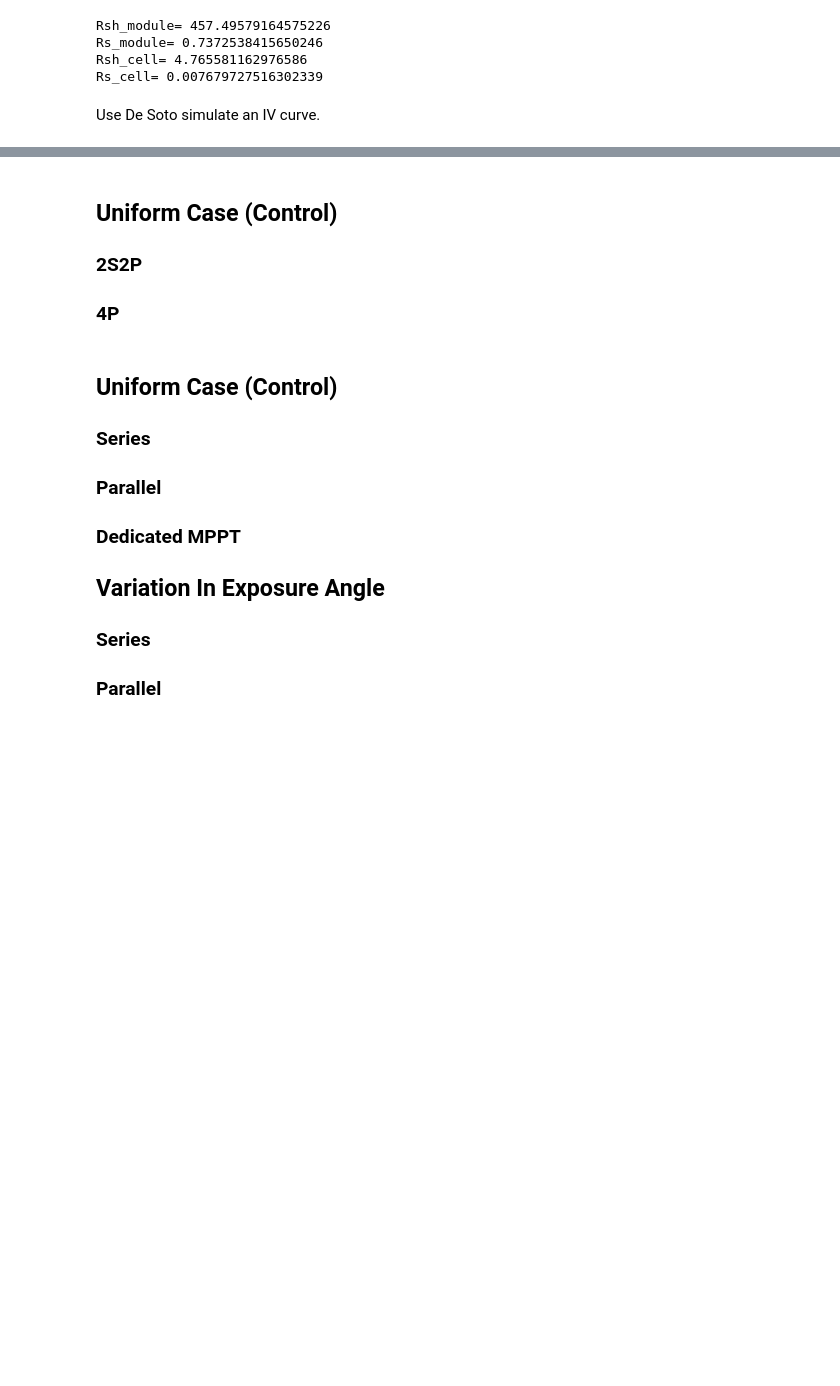
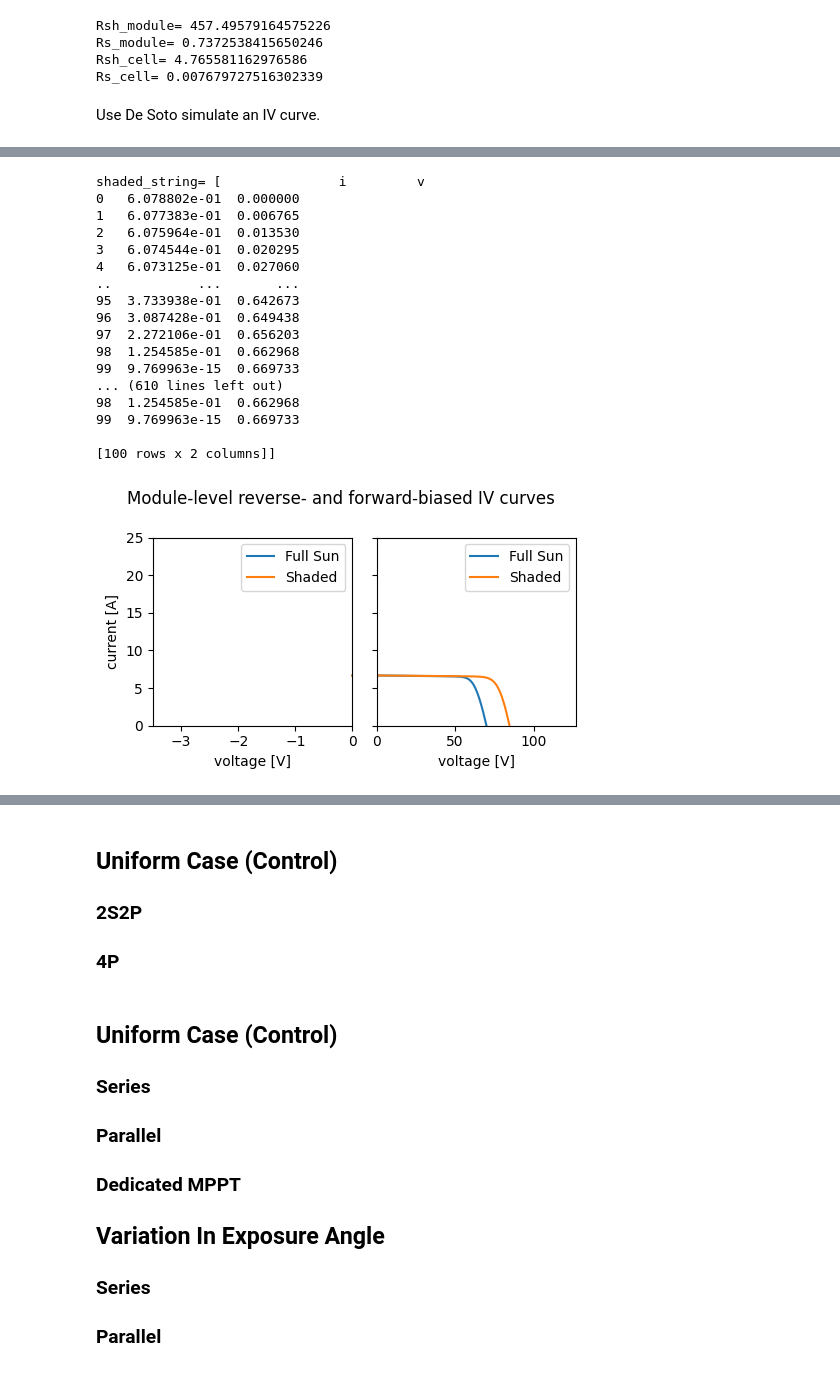
Before and after one commit to natecostello/pv-partial-shading, a Jupyter notebook: heterogeneous-pv-arrays.ipynb, the cells around one changed output, grey strips where cells are left out. Cells and saved outputs as stored; diff of their text form; code cells hidden in the pictures; blank space fills up the shorter version.

```diff
--- a/heterogeneous-pv-arrays.ipynb
+++ b/heterogeneous-pv-arrays.ipynb
@@ -31,7 +31,11 @@ module_parameters = {
     'beta_oc': -0.16,
     'gamma_pmp': -0.258,
     'cells_in_series': 96,  # data sheet shows 96 cells and states 4 bypass diodes
-    'temp_ref': 25
+    'temp_ref': 25,
+    'breakdown_factor': 2e-3, #borrowed from pvlib example
+    'breakdown_exp': 3, #borrowed from pvlib example
+    'breakdown_voltage': -15, #borrowed from pvlib example
+    'num_diodes': 4, #borrowed from pvlib example
 }
 
 # convert the module parameters to cell parameters
@@ -45,9 +49,9 @@ cell_parameters = {
     'beta_oc': module_parameters['beta_oc'] / module_parameters['cells_in_series'],
     'gamma_pmp': -0.258,
     'temp_ref': 25,
-    'breakdown_factor': 2e-3,
-    'breakdown_exp': 3,
-    'breakdown_voltage': -15,
+    'breakdown_factor': 2e-3, #borrowed from pvlib example
+    'breakdown_exp': 3, #borrowed from pvlib example
+    'breakdown_voltage': -15, #borrowed from pvlib example
 }
 
 #looking into how to treat series and shunt resistance going from module to cell
@@ -238,0 +315,51 @@ plt.ylim(top=25)  # Set the top limit of the y-axis to 0.1
+# %%
+kwargs = {
+    'cell_parameters': cell_parameters,
+    'poa_direct': Geff_full,
+    'poa_diffuse': Geff_shade,
+    'Tcell': 25,
+    'shade_orientation': 'landscape',
+    'cells_per_string': 24,
+    'num_strings': 4,
+}
+
+def plot_curves(dfs, labels, title):
+    """plot the forward- and reverse-bias portions of an IV curve"""
+    fig, axes = plt.subplots(1, 2, sharey=True, figsize=(5, 3))
+    for df, label in zip(dfs, labels):
+        df.plot('v', 'i', label=label, ax=axes[0])
+        df.plot('v', 'i', label=label, ax=axes[1])
+        axes[0].set_xlim(right=0)
+        axes[0].set_ylim([0, 25])
+        axes[1].set_xlim([0, df['v'].max()*1.5])
+    axes[0].set_ylabel('current [A]')
+    axes[0].set_xlabel('voltage [V]')
+    axes[1].set_xlabel('voltage [V]')
+    fig.suptitle(title)
+    fig.tight_layout()
+    return axes
+
+module_curve_full_sun = simulate_module(shaded_fraction=0, **kwargs)
+module_curve_shaded = simulate_module(shaded_fraction=0.25, **kwargs)
+ax = plot_curves([module_curve_full_sun, module_curve_shaded],
+                 labels=['Full Sun', 'Shaded'],
+                 title='Module-level reverse- and forward-biased IV curves')
+# %% [output]
+shaded_string= [               i         v
+0   6.078802e-01  0.000000
+1   6.077383e-01  0.006765
+2   6.075964e-01  0.013530
+3   6.074544e-01  0.020295
+4   6.073125e-01  0.027060
+..           ...       ...
+95  3.733938e-01  0.642673
+96  3.087428e-01  0.649438
+97  2.272106e-01  0.656203
+98  1.254585e-01  0.662968
+99  9.769963e-15  0.669733
+... (610 lines left out)
+98  1.254585e-01  0.662968
+99  9.769963e-15  0.669733
+
+[100 rows x 2 columns]]
+[figure, added]
```
Also changed, not shown: parts of 2 cells of this notebook, 1 other file.
